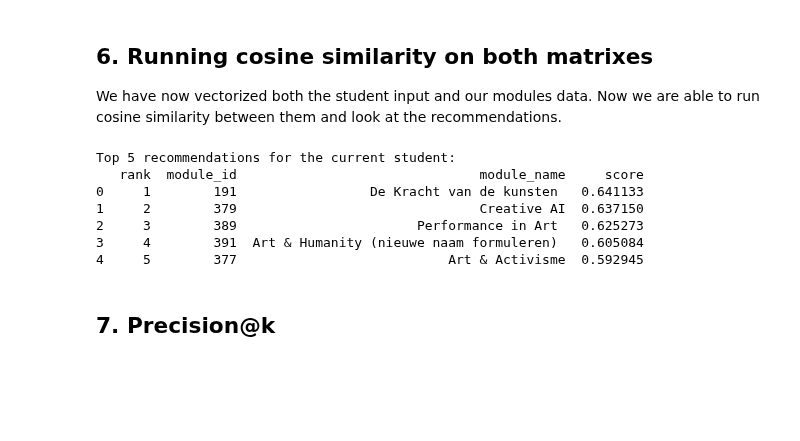
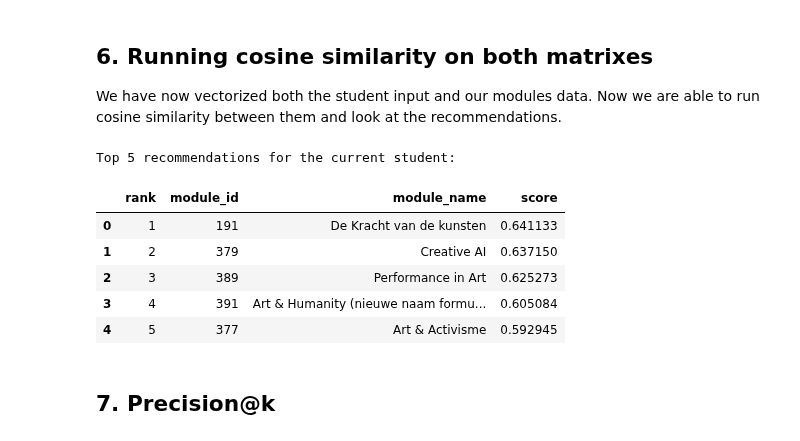
Before and after one commit to DanielvG-IT/Avans, a Jupyter notebook: Notebooks/3.2_model_training_se.ipynb, the cells around one changed output. Saved outputs shown, nothing was run; the diff lists cells and outputs as text; code cells hidden in the pictures; blank space fills up the shorter version.

Commit message:
made recommend a nice table!

```diff
--- a/Notebooks/3.2_model_training_se.ipynb
+++ b/Notebooks/3.2_model_training_se.ipynb
@@ -227,40 +227,40 @@ idx_candidates = np.where(candidate_mask.values)[0]
 # Sort candidates by similarity score (descending) and pick top-5
 order = np.argsort(-scores_candidates)[:5]
 top_idx = idx_candidates[order]
 
 # Map to module ids
 module_ids = embedded_modules.iloc[top_idx]["id"].values
 
 # Lookup module names for display in raw dataframe
 module_names = []
 for mid in module_ids:
     row_match = raw_df[raw_df["id"] == mid]
     if not row_match.empty and "name" in row_match.columns:
         module_names.append(row_match.iloc[0]["name"])
     else:
         module_names.append("")
 
 # Create final recommendation dataframe
 recs = pd.DataFrame({
     "rank": list(range(1, len(top_idx) + 1)),
     "module_id": module_ids,
     "module_name": module_names,
     "score": scores_candidates[order],
 })
 
 recs = recs.reset_index(drop=True)
 
 # Display recommendations
 print("Top 5 recommendations for the current student:")
-print(recs)
+recs
 # %% [output]
 Top 5 recommendations for the current student:
-   rank  module_id                               module_name     score
-0     1        191                 De Kracht van de kunsten   0.641133
-1     2        379                               Creative AI  0.637150
-2     3        389                       Performance in Art   0.625273
-3     4        391  Art & Humanity (nieuwe naam formuleren)   0.605084
-4     5        377                           Art & Activisme  0.592945
+|  | rank | module_id | module_name | score |
+| 0 | 1 | 191 | De Kracht van de kunsten | 0.641133 |
+| 1 | 2 | 379 | Creative AI | 0.637150 |
+| 2 | 3 | 389 | Performance in Art | 0.625273 |
+| 3 | 4 | 391 | Art & Humanity (nieuwe naam formu... | 0.605084 |
+| 4 | 5 | 377 | Art & Activisme | 0.592945 |
 # %% [markdown]
 ## 7. Precision@k
 # %%
```
Also changed, not shown: parts of 1 cell of this notebook.
